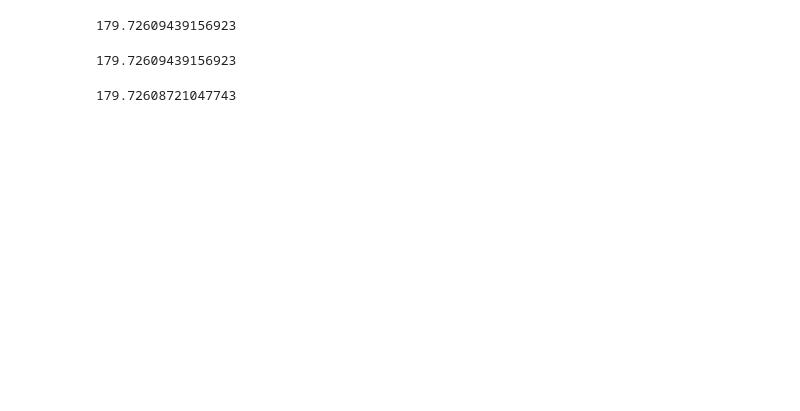
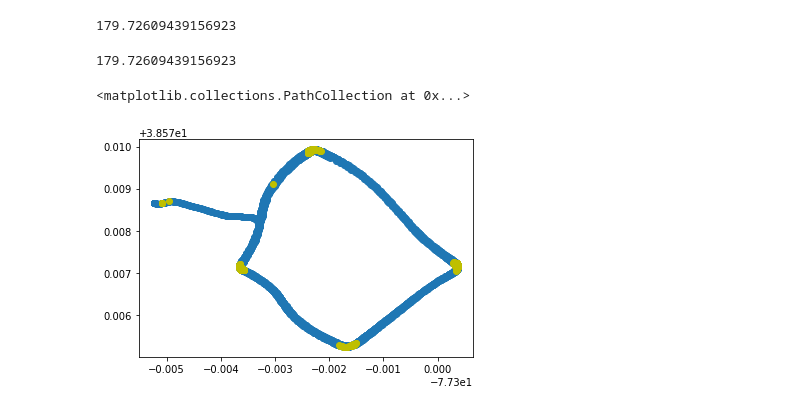
Before and after one commit to pyagoubi/Motorcycle-data, a Jupyter notebook: Motorcycle.ipynb, the cells around one changed output. Saved outputs shown, nothing was run; the diff lists cells and outputs as text; code cells hidden in the pictures; blank space fills up the shorter version.

```diff
--- a/Motorcycle.ipynb
+++ b/Motorcycle.ipynb
@@ -67,15 +69,0 @@ coords = data[['Longitude', 'Latitude']].to_numpy()
-# %%
-model = DBSCAN(eps=0.0003, min_samples=30)
-model.fit(coords)
-labels = model.labels_
-
-plt.scatter(data['Longitude'], data['Latitude'], c=labels)
-plt.xlabel('Longitude')
-plt.ylabel('Latitude')
-plt.show()
-
-
-corners = []
-for i in range(1, len(labels)):
-    if labels[i] != labels[i-1]:
-        corners.append(i)
@@ -139,7 +114,15 @@ for i in range(len(data)):
 # %%
 for i in range(len(data)):
   print(data.iloc[i, data.columns.get_loc('degrees')])
-# %%
-np.degrees(math.acos(np.dot(data['vector prev'][30], data['vector past'][30]) / (np.linalg.norm(data['vector prev'][30]) * np.linalg.norm(data['vector past'][30])+1e-20)))
-# %% [output]
-179.72608721047743
+# %%
+degree_pm= 40
+
+data['c2'] = 0
+data.loc[(data['degrees'] < (180 - degree_pm) )  |  (data['degrees'] > (180 + degree_pm) )    , 'c2'] = 1
+# %%
+plt.scatter(x=data['Longitude'], y=data['Latitude'])
+plt.scatter(x=data.loc[(data['c2'] == 1) & (data['Gy clean'].abs() >11), 'Longitude'], y=data.loc[(data['c2'] == 1)
+& (data['Gy clean'].abs() >11),'Latitude'], color = 'y')
+# %% [output]
+<matplotlib.collections.PathCollection at 0x...>
+[figure, added]
```
Also changed, not shown: parts of 19 cells of this notebook.
